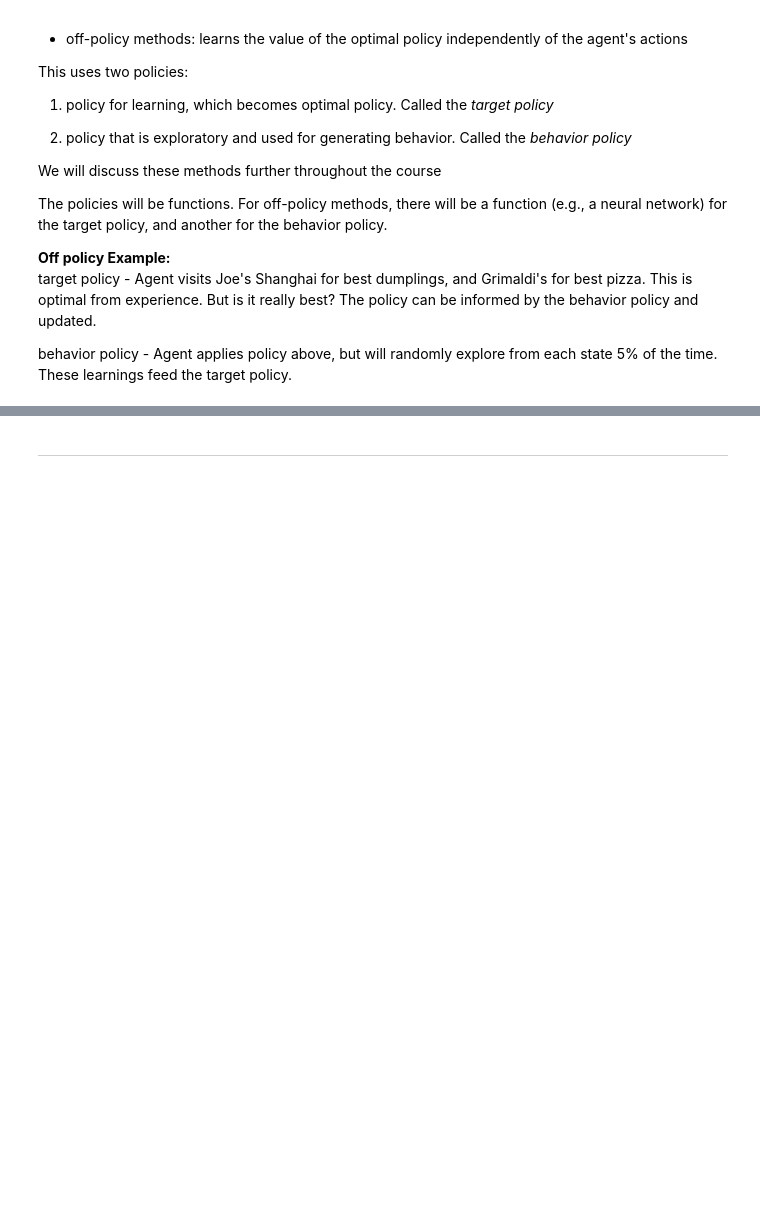
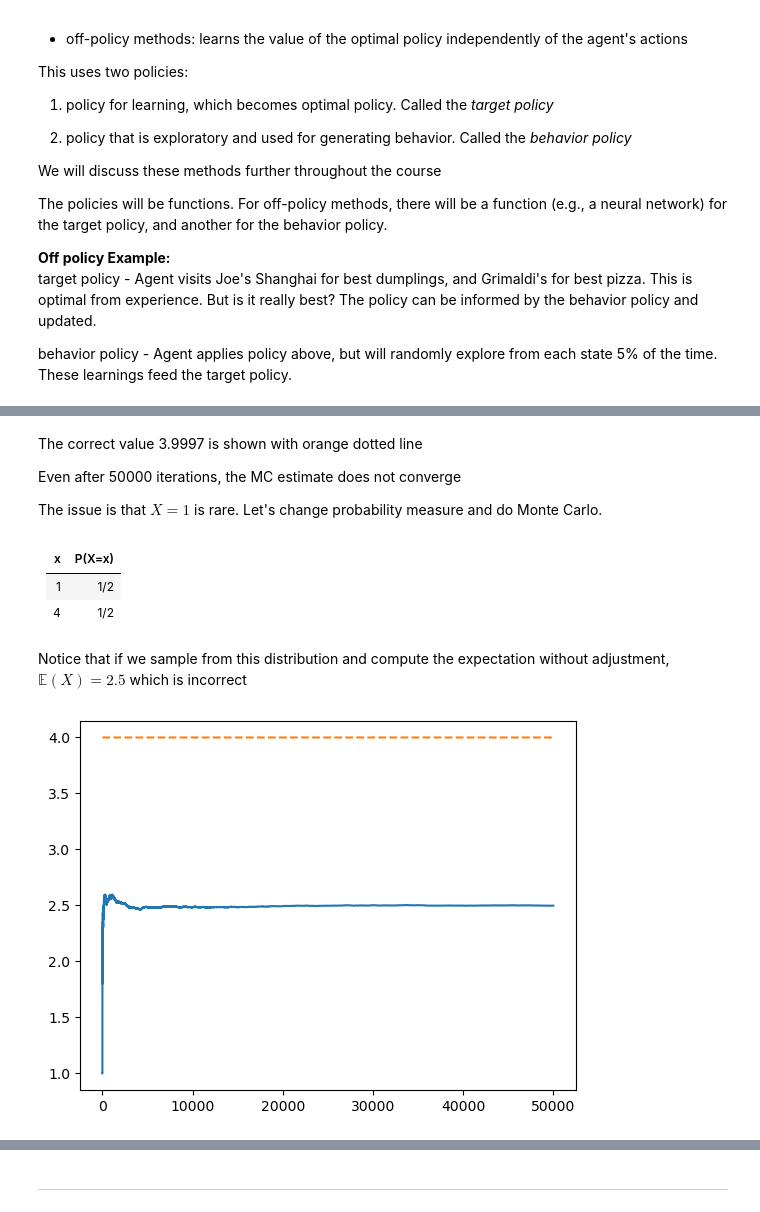
Before and after one commit to UVADS/reinforcement_learning, a Jupyter notebook: 03_solving_mdps/content_monte_carlo/approaches_to_solving_mdps2_monte_carlo.ipynb, the cells around one changed output, grey strips where cells are left out. Saved outputs shown, nothing was run; the diff lists cells and outputs as text; code cells hidden in the pictures; blank space fills up the shorter version.

```diff
--- a/03_solving_mdps/content_monte_carlo/approaches_to_solving_mdps2_monte_carlo.ipynb
+++ b/03_solving_mdps/content_monte_carlo/approaches_to_solving_mdps2_monte_carlo.ipynb
@@ -363,0 +416,28 @@ See Sutton and Barto Chapter 5 for more details and *weighted importance samplin
+# %% [markdown]
+The correct value 3.9997 is shown with orange dotted line
+
+Even after 50000 iterations, the MC estimate does not converge
+
+The issue is that $X=1$ is rare. Let's change probability measure and do Monte Carlo.
+# %% [markdown]
+| x | P(X=x) |
+| --- | --- |
+| 1 | 1/2 |
+| 4 | 1/2 |
+# %% [markdown]
+Notice that if we sample from this distribution and compute the expectation without adjustment, $\mathbb{E}(X) = 2.5$ which is incorrect
+# %%
+# Define the probability mass function
+vals = [1, 4]
+probs = [1/2, 1/2]
+max_iter = 50000
+
+running_avg = incremental_average(vals, probs, max_iter)
+
+# Plot average versus iterations
+import matplotlib.pyplot as plt
+plt.plot(running_avg[:,0], running_avg[:,1], '-')
+plt.plot(running_avg[:,0], np.repeat(3.9997, max_iter), '--')
+plt.show()
+# %% [output]
+[figure, added]
```
Also changed, not shown: parts of 18 cells of this notebook, 2 other files.
